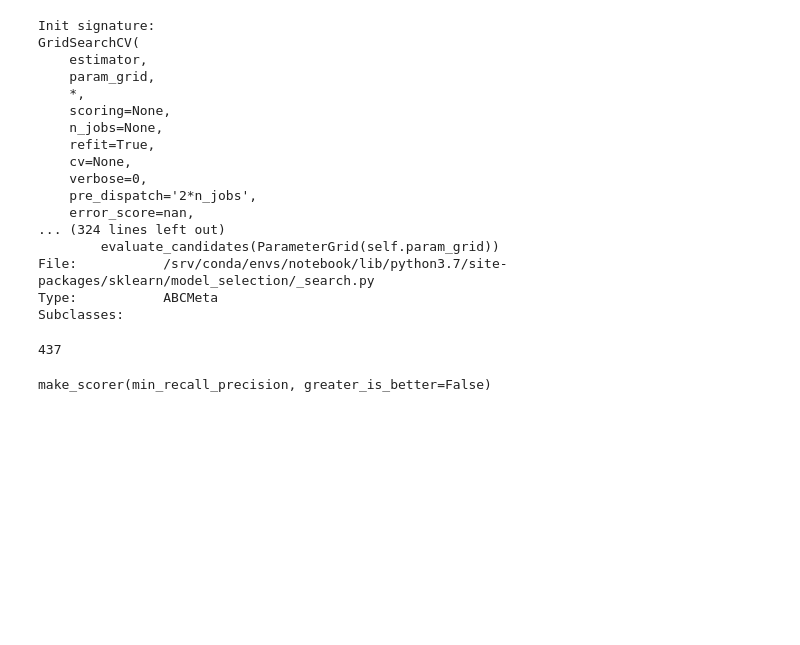
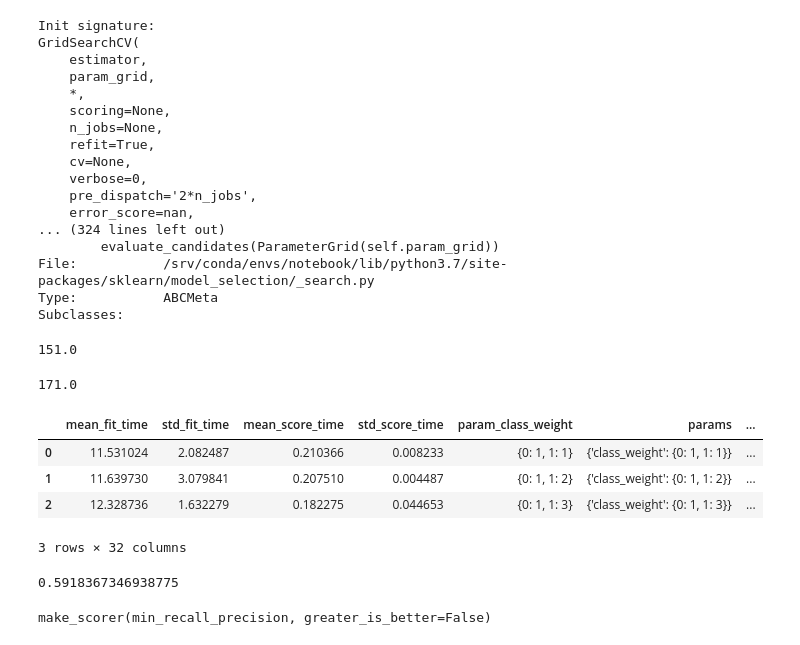
Before and after one commit to olgaklischuk/python-cource, a Jupyter notebook: scikit-learn/scikit-metrics/scikit-metrics2.ipynb, the cells around one changed output. Saved outputs shown, nothing was run; the diff lists cells and outputs as text; code cells hidden in the pictures; blank space fills up the shorter version.

```diff
--- a/scikit-learn/scikit-metrics/scikit-metrics2.ipynb
+++ b/scikit-learn/scikit-metrics/scikit-metrics2.ipynb
@@ -11,9 +11,9 @@ import numpy as np
 import pandas as pd
 import matplotlib.pylab as plt
 
-binder=0
+binder=[]
 if bool(input(binder))== True:
-    df = pd.read_csv("creditcard.csv")
+    df = pd.read_csv("creditcard.csv")[0:80_000]
 else:
     df  = pd.read_csv("C:/Users/Lenovo/OneDrive/Data Science project/Python.Data.Science/scikit-learn/scikit-metrics/creditcard.csv")[:80_000]
 df.head(5)
@@ -56,8 +56,32 @@ Type:           ABCMeta
 Subclasses:
 # %%
 from sklearn.linear_model import LogisticRegression
-
-mod = LogisticRegression(class_weight={0: 1, 1: 2}, max_iter=1000)
+mod = LogisticRegression(max_iter=1000)
 mod.fit(X, y).predict(X).sum()
 # %% [output]
-437
+151.0
+# %%
+mod = LogisticRegression(class_weight={0: 1, 1: 2}, max_iter=1000)
+mod.fit(X, y).predict(X).sum()
+# %% [output]
+171.0
+# %%
+from sklearn.model_selection import GridSearchCV
+
+grid = GridSearchCV(
+        estimator = LogisticRegression(max_iter=1_000),
+        param_grid = {'class_weight':[{0:1, 1:v} for v in np.linspace(1, 20, 30)]},
+        scoring = {'precision': make_scorer(precision_score), 'recall': make_scorer(recall_score)},
+        refit = 'precision',
+        return_train_score = True,
+        cv = 9,
+        n_jobs = -1)
+grid.fit(X, y)
+# %%
+pd.DataFrame(grid.cv_results_)
+# %% [output]
+|  | mean_fit_time | std_fit_time | mean_score_time | std_score_time | param_class_weight | params | ... |
+| 0 | 11.531024 | 2.082487 | 0.210366 | 0.008233 | {0: 1, 1: 1} | {'class_weight': {0: 1, 1: 1}} | ... |
+| 1 | 11.639730 | 3.079841 | 0.207510 | 0.004487 | {0: 1, 1: 2} | {'class_weight': {0: 1, 1: 2}} | ... |
+| 2 | 12.328736 | 1.632279 | 0.182275 | 0.044653 | {0: 1, 1: 3} | {'class_weight': {0: 1, 1: 3}} | ... |
+3 rows × 32 columns
@@ -64,3 +104,9 @@ mod.fit(X, y).predict(X).sum()
+# %%
+from sklearn.metrics import make_scorer, precision_score, recall_score
+
+recall_score(y, grid.predict(X))
+# %% [output]
+0.5918367346938775
 # %%
 from sklearn.metrics import make_scorer, precision_score, recall_score
 
```
Also changed, not shown: parts of 5 cells of this notebook.
